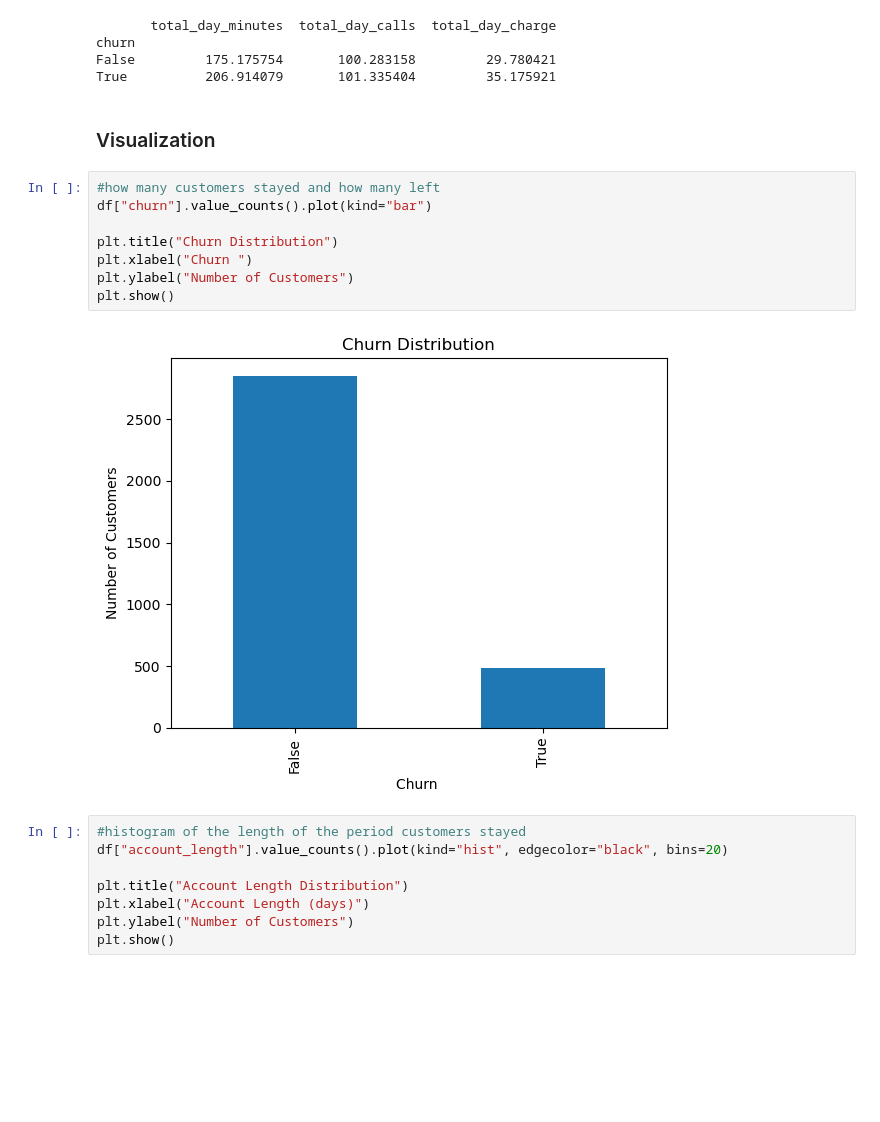
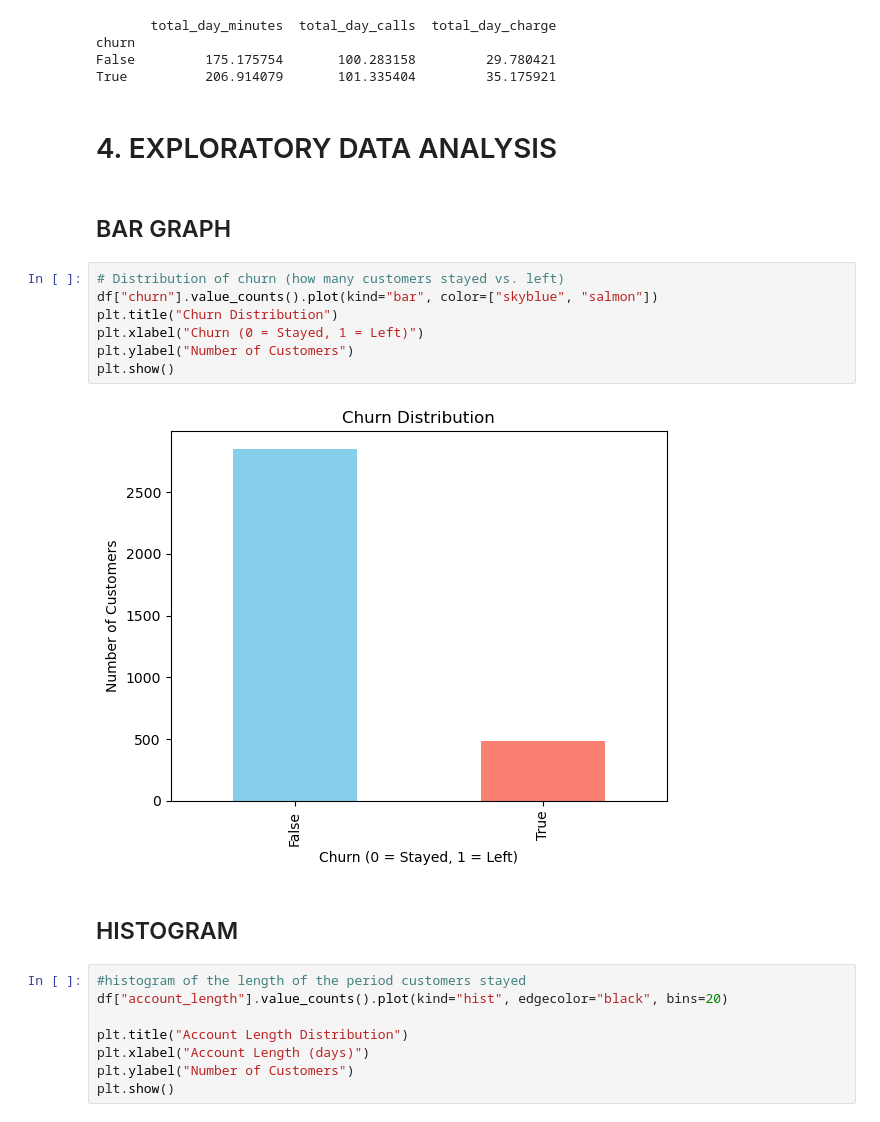
Before and after one commit to Jesse-ngugi99/GROUP_8_PHASE_THREE, a Jupyter notebook: Phase 3 project.ipynb, the cells around one changed output. Saved outputs shown, nothing was run; the diff lists cells and outputs as text; blank space fills up the shorter version.

```diff
--- a/Phase 3 project.ipynb
+++ b/Phase 3 project.ipynb
@@ -205,17 +208,20 @@ churn
 False         175.175754       100.283158         29.780421
 True          206.914079       101.335404         35.175921
 # %% [markdown]
-### Visualization
+# 4. EXPLORATORY DATA ANALYSIS
-# %%
-#how many customers stayed and how many left
-df["churn"].value_counts().plot(kind="bar")
-
-plt.title("Churn Distribution")
-plt.xlabel("Churn ")
-plt.ylabel("Number of Customers")
-plt.show()
-# %% [output]
-[figure, removed]
+# %% [markdown]
+## BAR GRAPH
+# %%
+# Distribution of churn (how many customers stayed vs. left)
+df["churn"].value_counts().plot(kind="bar", color=["skyblue", "salmon"])
+plt.title("Churn Distribution")
+plt.xlabel("Churn (0 = Stayed, 1 = Left)")
+plt.ylabel("Number of Customers")
+plt.show()
+# %% [output]
+[figure, added]
+# %% [markdown]
+## HISTOGRAM
 # %%
 #histogram of the length of the period customers stayed
 df["account_length"].value_counts().plot(kind="hist", edgecolor="black", bins=20)
```
Also changed, not shown: parts of 44 cells of this notebook.
